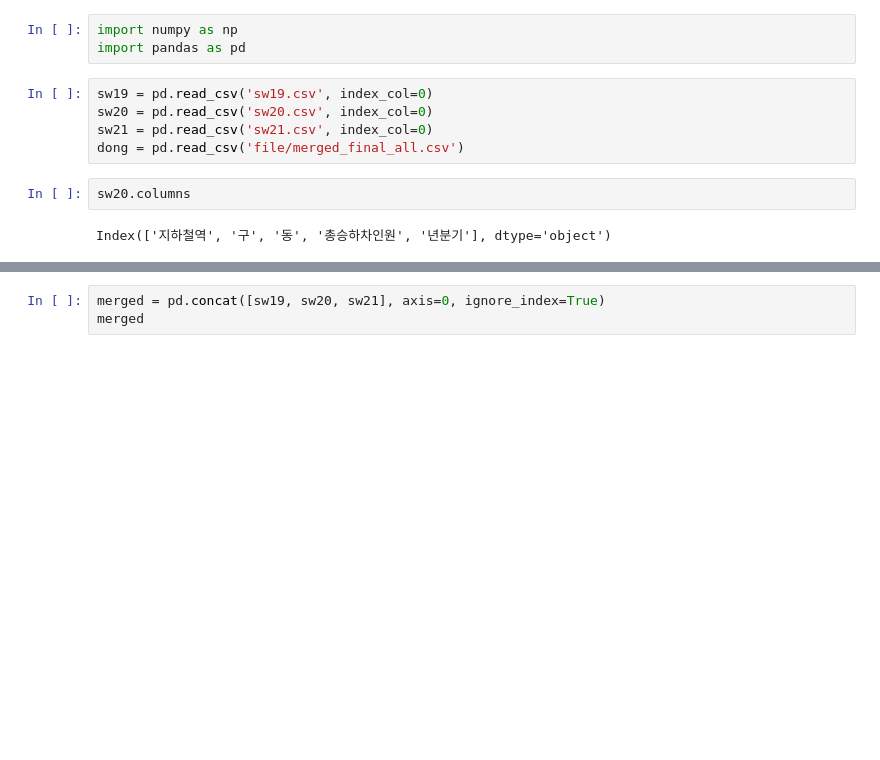
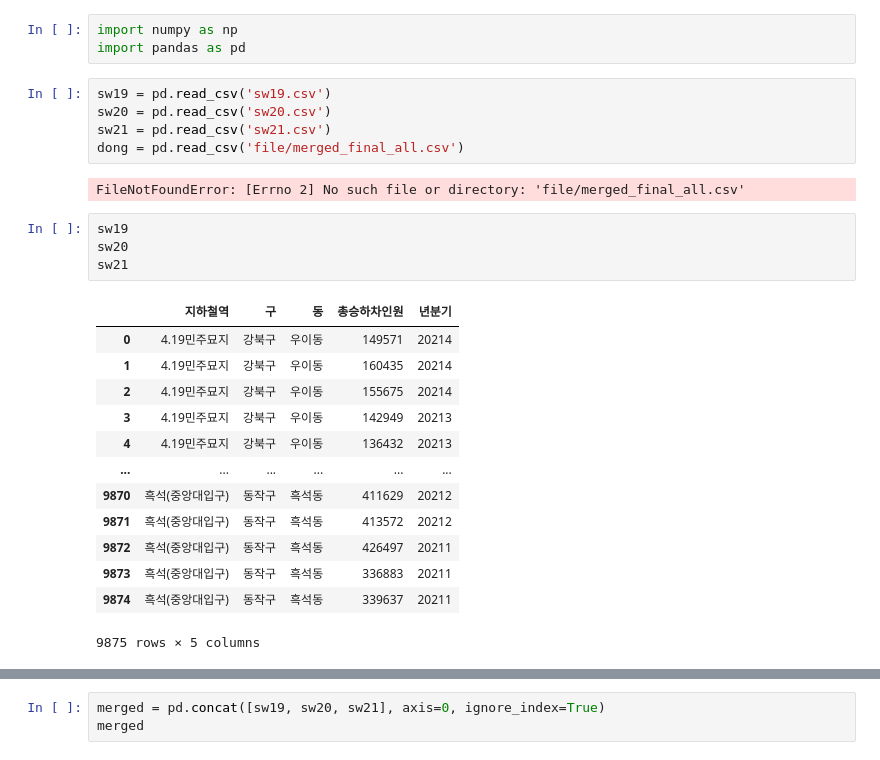
Before and after one commit to icehotcocoa/apt-project, a Jupyter notebook: JSW/subway3_19_20_21.ipynb, the cells around one changed output, grey strips where cells are left out. Saved outputs shown, nothing was run; the diff lists cells and outputs as text; blank space fills up the shorter version.

```diff
--- a/JSW/subway3_19_20_21.ipynb
+++ b/JSW/subway3_19_20_21.ipynb
@@ -2,11 +2,27 @@
 import numpy as np
 import pandas as pd
 # %%
-sw19 = pd.read_csv('sw19.csv', index_col=0)
-sw20 = pd.read_csv('sw20.csv', index_col=0)
-sw21 = pd.read_csv('sw21.csv', index_col=0)
+sw19 = pd.read_csv('sw19.csv')
+sw20 = pd.read_csv('sw20.csv')
+sw21 = pd.read_csv('sw21.csv')
 dong = pd.read_csv('file/merged_final_all.csv')
+# %% [output]
+FileNotFoundError: [Errno 2] No such file or directory: 'file/merged_final_all.csv'
-# %%
-sw20.columns
-# %% [output]
-Index(['지하철역', '구', '동', '총승하차인원', '년분기'], dtype='object')
+# %%
+sw19
+sw20
+sw21
+# %% [output]
+|  | 지하철역 | 구 | 동 | 총승하차인원 | 년분기 |
+| 0 | 4.19민주묘지 | 강북구 | 우이동 | 149571 | 20214 |
+| 1 | 4.19민주묘지 | 강북구 | 우이동 | 160435 | 20214 |
+| 2 | 4.19민주묘지 | 강북구 | 우이동 | 155675 | 20214 |
+| 3 | 4.19민주묘지 | 강북구 | 우이동 | 142949 | 20213 |
+| 4 | 4.19민주묘지 | 강북구 | 우이동 | 136432 | 20213 |
+| ... | ... | ... | ... | ... | ... |
+| 9870 | 흑석(중앙대입구) | 동작구 | 흑석동 | 411629 | 20212 |
+| 9871 | 흑석(중앙대입구) | 동작구 | 흑석동 | 413572 | 20212 |
+| 9872 | 흑석(중앙대입구) | 동작구 | 흑석동 | 426497 | 20211 |
+| 9873 | 흑석(중앙대입구) | 동작구 | 흑석동 | 336883 | 20211 |
+| 9874 | 흑석(중앙대입구) | 동작구 | 흑석동 | 339637 | 20211 |
+9875 rows × 5 columns
```
Also changed, not shown: parts of 16 cells of this notebook, 20 other files.
